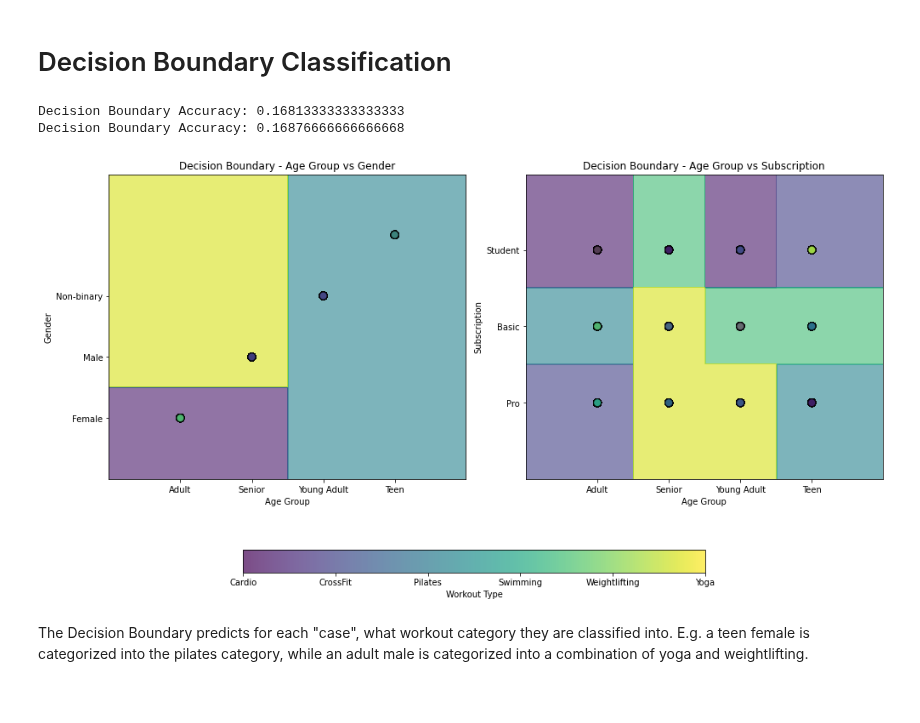
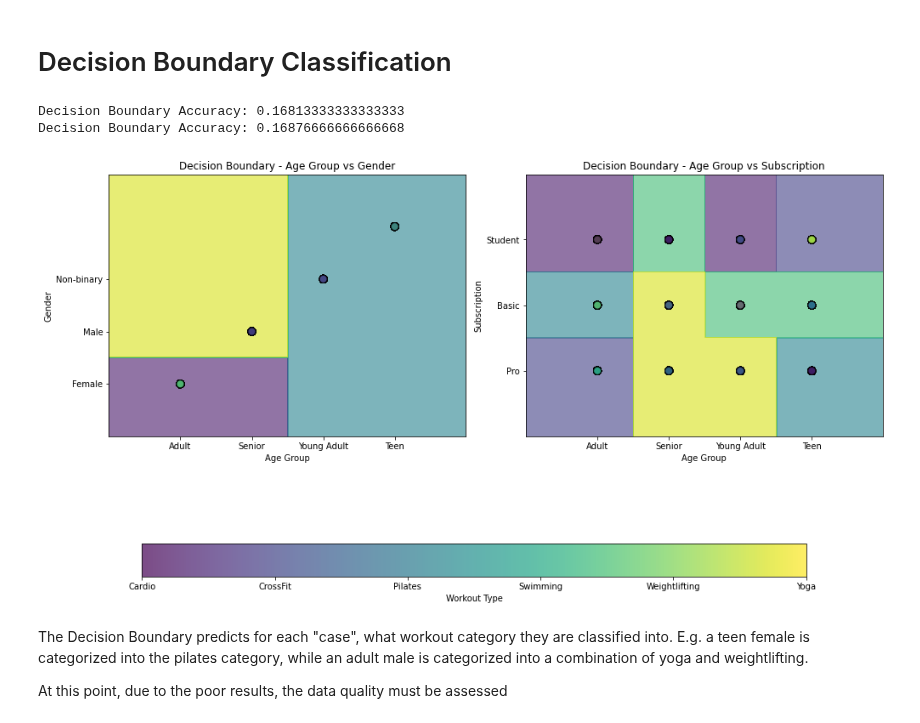
Before and after one commit to emmaqingjie/final_project_data_science, a Jupyter notebook: scripts/classification_workouttypes.ipynb, the cells around one changed output. Cells and saved outputs as stored; diff of their text form; code cells hidden in the pictures; blank space fills up the shorter version.

```diff
--- a/scripts/classification_workouttypes.ipynb
+++ b/scripts/classification_workouttypes.ipynb
@@ -145,7 +145,7 @@ from sklearn.tree import DecisionTreeClassifier
 import warnings
 warnings.filterwarnings('ignore')
 
-fig, axes = plt.subplots(1, 2, figsize=(14, 5))
+fig, axes = plt.subplots(1, 2, figsize=(14, 8))
 
 ###################################################### AGE VS GENDER ######################################################
 var1, var2 = 0, 0  # Index for 'Age Group' and 'Gender'
@@ -206,36 +206,38 @@ print("Decision Boundary Accuracy:", accuracy_score(y_test, y_pred_tree))
 # Predict on the mesh grid
 Z = tree_model.predict(np.c_[xx.ravel(), yy.ravel()])
 Z = Z.reshape(xx.shape)
 
 # Plot decision boundaries
 axes[1].contourf(xx, yy, Z, alpha=0.6, cmap=plt.cm.viridis)
 
 # Scatter plot for prediction data
 scatter = axes[1].scatter(X_test_pair[:, 0], X_test_pair[:, 1], c=y_test, cmap=plt.cm.viridis, edgecolor='k', s=80, alpha=0.7)
 
 # Set labels and titles
 axes[1].set_xlabel('Age Group')
 axes[1].set_ylabel('Subscription')
 axes[1].set_title(f"Decision Boundary - Age Group vs Subscription")
 
 axes[1].set_xticks([idx for idx in range(len(xaxis_dict[var1]))])
 axes[1].set_xticklabels(xaxis_dict[var1])
 axes[1].set_yticks([idx for idx in range(len(yaxis_dict[var2]))])
 axes[1].set_yticklabels(yaxis_dict[var2])
 
 # Add a colorbar below the plots
 workout_labels = workout_label_encoder.inverse_transform(np.unique(workout_data['workout_type_standardized']))
-colorbar_new = fig.colorbar(scatter, ax=axes, orientation='horizontal', pad=0.2, fraction=0.1)
+colorbar_new = fig.colorbar(scatter, ax=axes, orientation='horizontal', pad=0., fraction=0.1)
 colorbar_new.set_ticks(range(len(workout_labels)))
 colorbar_new.ax.set_xticklabels(workout_labels)
 colorbar_new.set_label("Workout Type")
 
-plt.tight_layout(rect=[0, 0.4, 1, 1.5])  # Adjust layout to make space for colorbar and title
+plt.tight_layout(rect=[0, 0.4, 1, 1])
 plt.savefig('../data/plots/decision_boundaries.pdf')
 # %% [output]
 Decision Boundary Accuracy: 0.16813333333333333
 Decision Boundary Accuracy: 0.16876666666666668
-[figure, old version]
+[figure, new version]
 # %% [markdown]
 The Decision Boundary predicts for each "case", what workout category they are classified into.
 E.g. a teen female is categorized into the pilates category, while an adult male is categorized into a combination of yoga and weightlifting.
+
+At this point, due to the poor results, the data quality must be assessed
```
Also changed, not shown: parts of 1 cell of this notebook, 1 other file.
